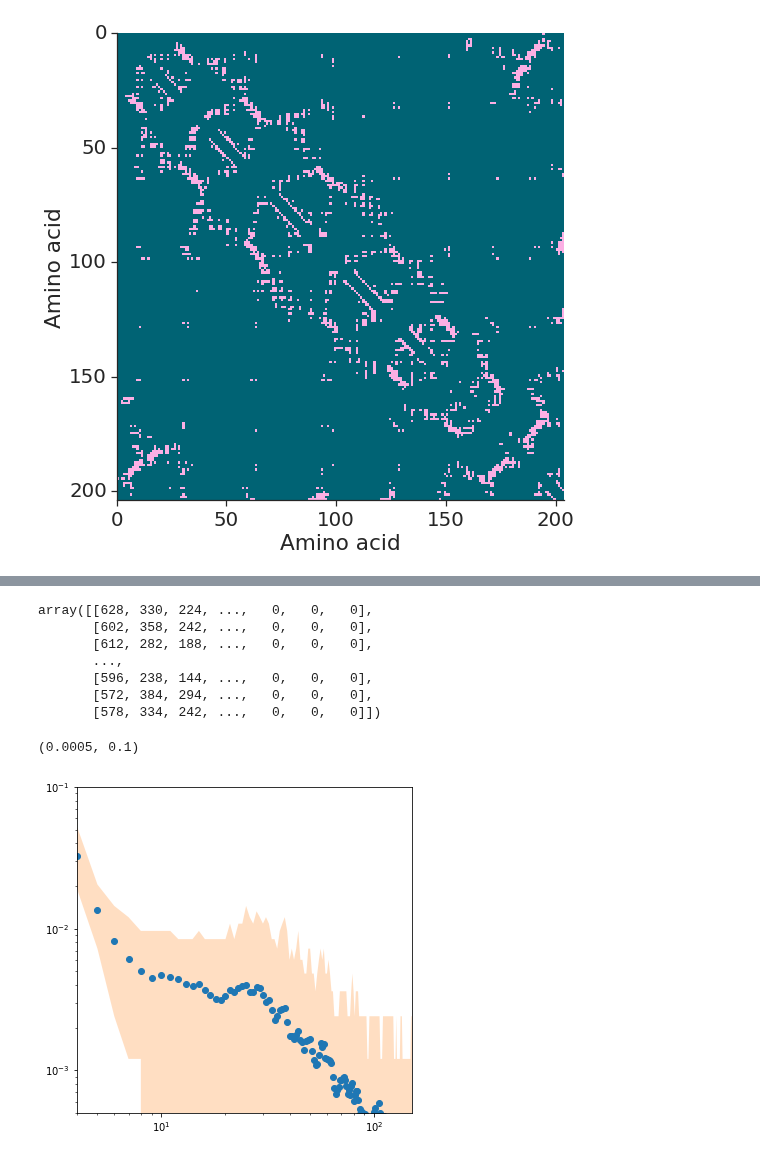
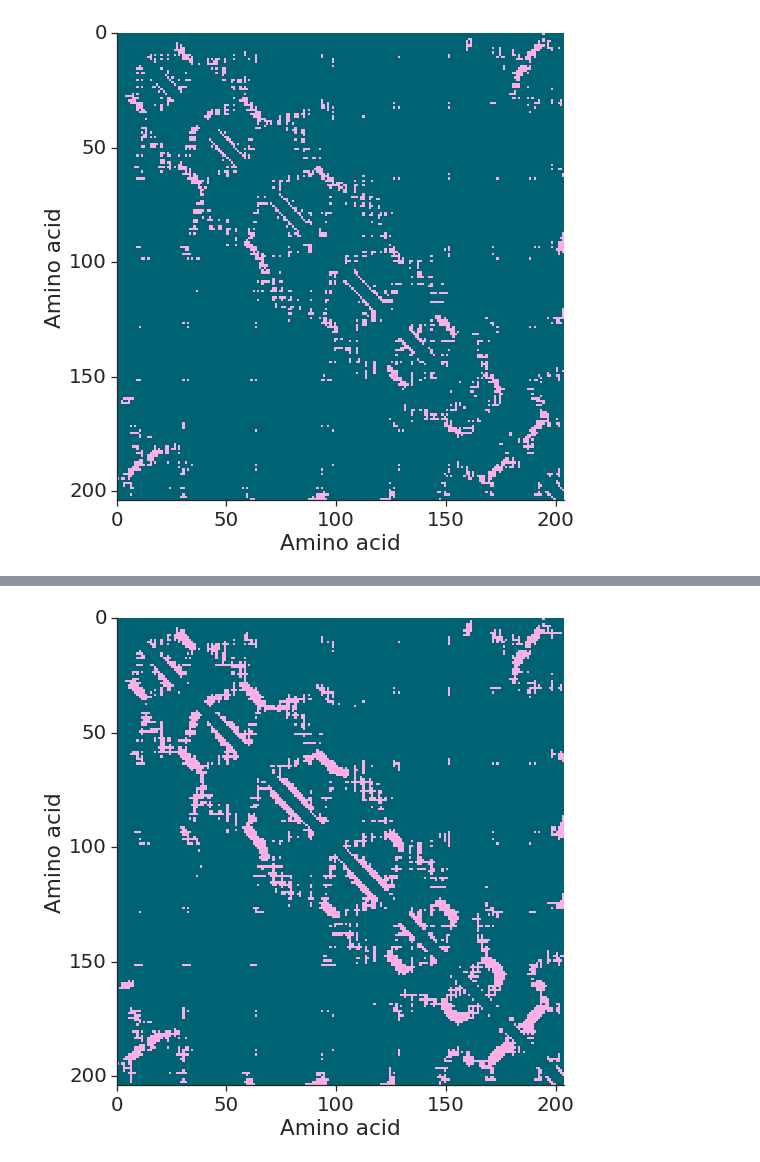
Before and after one commit to meyresearch/amino_acid_distance_distributions, a Jupyter notebook: scripts/shadow.ipynb, the cells around one changed output, grey strips where cells are left out. Drawn from its saved outputs; the diff is of its cells as text; code cells hidden in the pictures.

Commit message:
wip shadow plots

```diff
--- a/scripts/shadow.ipynb
+++ b/scripts/shadow.ipynb
@@ -36,6 +36,7 @@ af2_matrix.shape
 # %%
 template = np.zeros(shape=[204, 204])
 # %%
+template = np.zeros(shape=[204, 204])
 shadow_file = pd.read_csv("/home/jguven/Downloads/test/contacts_out", header=None, sep=" ", names=["x1", "r1", "x2", "r2", "d"])
 shadow_file.head()
 rows = shadow_file["r1"].to_numpy() - 1
@@ -110,4 +64,0 @@ print(adj)
-# %%
-plt.figure(figsize=(8, 8))
-colormap = [_COLOUR_PALETTE["NO_CONTACT"], _COLOUR_PALETTE["CONTACT"]]
-heatmap = sns.heatmap(adj, cmap=colormap, cbar=False)
@@ -147,27 +65,27 @@ hist = np.load("../data/alphafold/histogram_c_6.0_300_not_normed.npy", allow_pic
-# %%
-hist
-# %% [output]
-array([[628, 330, 224, ...,   0,   0,   0],
-       [602, 358, 242, ...,   0,   0,   0],
-       [612, 282, 188, ...,   0,   0,   0],
-       ...,
-       [596, 238, 144, ...,   0,   0,   0],
-       [572, 384, 294, ...,   0,   0,   0],
-       [578, 334, 242, ...,   0,   0,   0]])
-# %%
-bins = np.linspace(1, 350, 350)[:-1]
-lb, ub = np.quantile(hist, q=[0.05, 0.95], axis=0)
-mean = np.mean(hist, axis=0)
-n_mean = mean / np.sum(mean)
-n_lb = lb / np.sum(mean)
-n_ub = ub / np.sum(mean)
-fig = plt.figure(figsize=(6,6))
-plt.scatter(bins, n_mean)
-plt.fill_between(bins, n_ub, n_lb, alpha=0.25, zorder=-100)
-plt.xscale("log")
-plt.yscale("log")
-plt.xlim(4, 150)
-plt.ylim(0.0005, 0.1)
-# %% [output]
-(0.0005, 0.1)
-[figure, removed]
+# %%
+# contact map from their method
+template = np.zeros(shape=[204, 204])
+contact_file = pd.read_csv("/home/jguven/projects/amino_acid_distance_distributions/contact_map/contacts_out", header=None, sep=" ", names=["x1", "r1", "x2", "r2", "d"])
+
+rows = contact_file["r1"].to_numpy() - 1
+columns = contact_file["r2"].to_numpy() - 1
+
+for i, j in zip(rows, columns):
+    template[i, j] = 1
+    template[j, i] = 1
+# %%
+plt.figure(figsize=(8, 8))
+heatmap = sns.heatmap(template, cmap=colormap, cbar=False)
+# np.fill_diagonal(adjacency_matrix, 0)
+# np.fill_diagonal(adjacency_matrix[1:], 0)
+# np.fill_diagonal(adjacency_matrix[:,1:], 0)
+# set_adjacency_matrix_ticks(heatmap)
+heatmap.set_xlabel("Amino acid")
+heatmap.set_ylabel("Amino acid")
+sns.despine()
+ticks = np.arange(0, len(template[0]), 50)
+plt.xticks(ticks, ticks, rotation=360)
+plt.yticks(ticks, ticks)
+plt.tight_layout()
+# %% [output]
+[figure, added]
```
Also changed, not shown: parts of 10 cells of this notebook, 6 other files.
